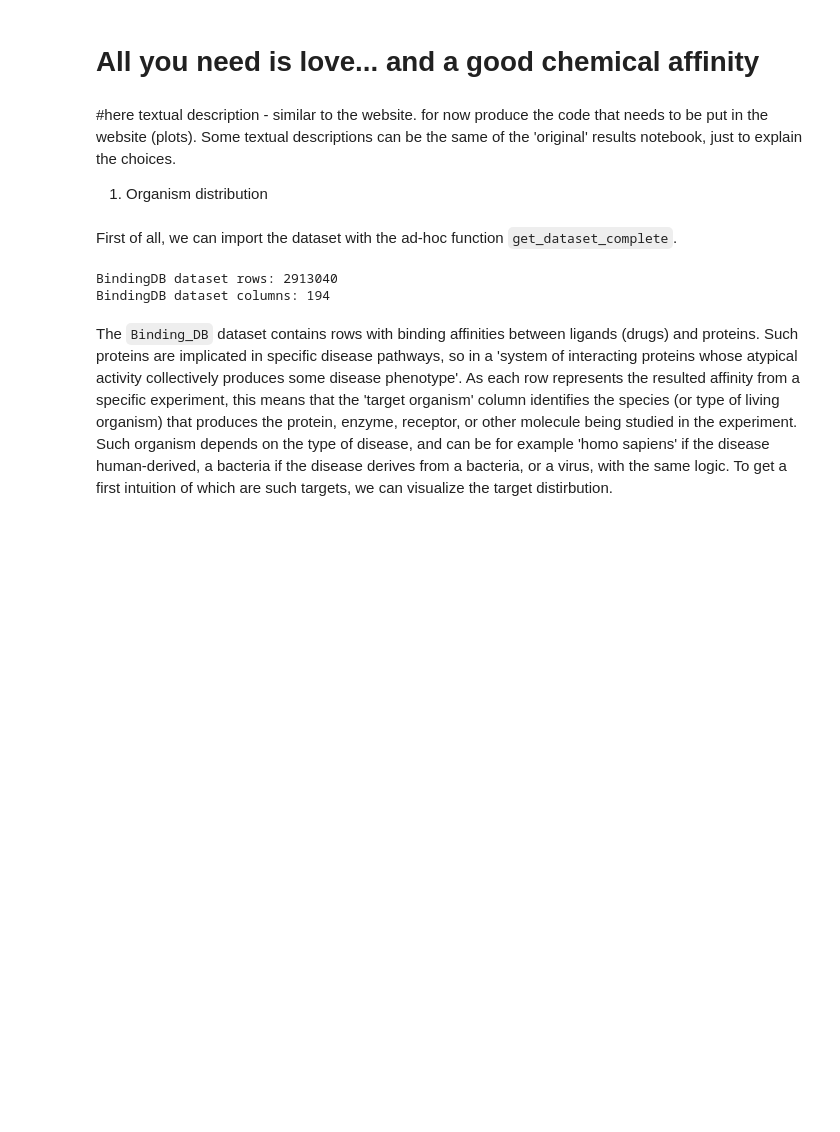
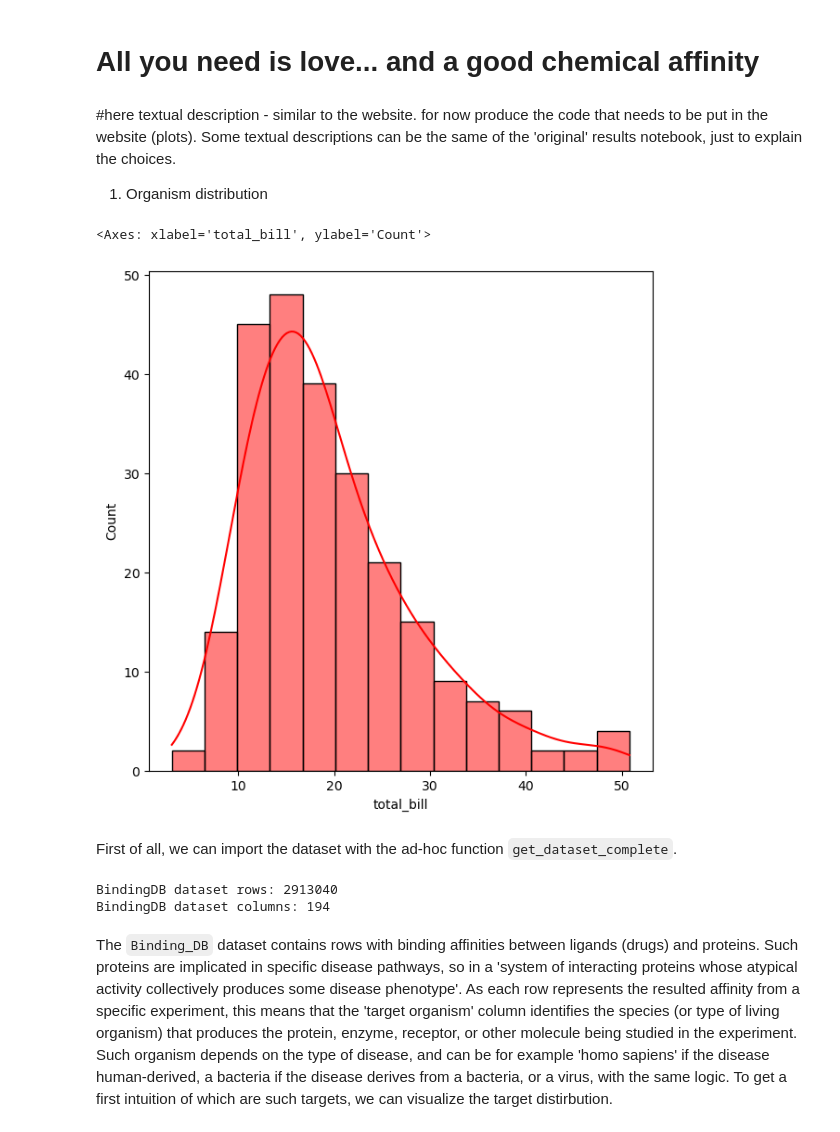
Before and after one commit to epfl-ada/ada-2024-project-adattatori, a Jupyter notebook: resultsNEW.ipynb, the cells around one changed output. Saved outputs shown, nothing was run; the diff lists cells and outputs as text; code cells hidden in the pictures; blank space fills up the shorter version.

Commit message:
new palette

```diff
--- a/resultsNEW.ipynb
+++ b/resultsNEW.ipynb
@@ -21,9 +21,16 @@ import zipfile
 import warnings
 from rdkit import RDLogger
 RDLogger.DisableLog('rdApp.warning')
-
-#set seaborn palette style
-sns.set_palette("flare")
+# %%
+# Palette personalizzata
+
+custom_palette = sns.color_palette(["#FF0000", "#DC143C", "#B22222", "#8B0000", "#CD5C5C"])
+#custom_palette = sns.color_palette(["#FF0000", "#FF4500", "#FF6347", "#FF1493", "#FF8C00"])
+
+sns.set_palette(custom_palette)
+# %% [output]
+<Axes: xlabel='total_bill', ylabel='Count'>
+[figure, added]
 # %% [markdown]
 First of all, we can import the dataset with the ad-hoc function `get_dataset_complete`.
 # %%
```
